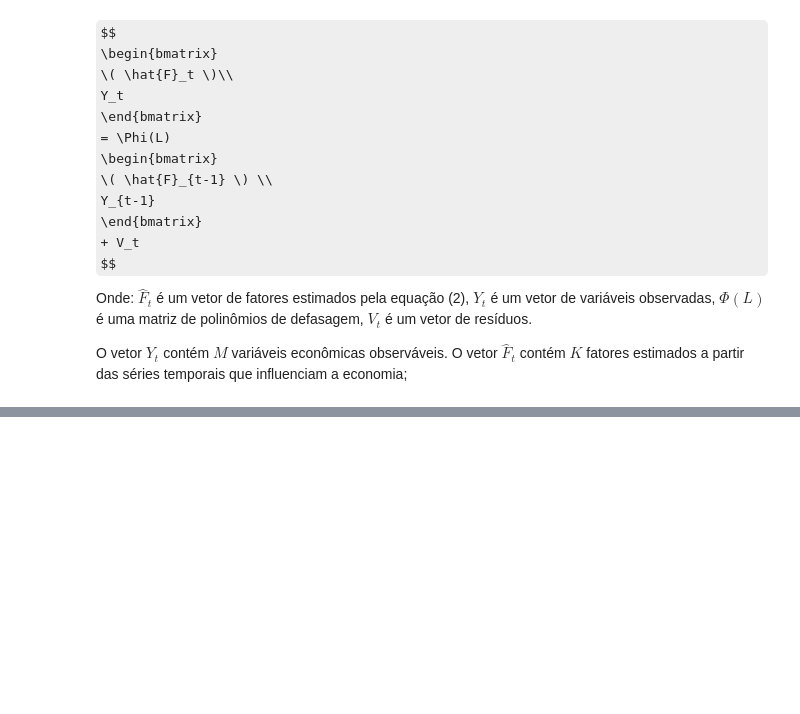
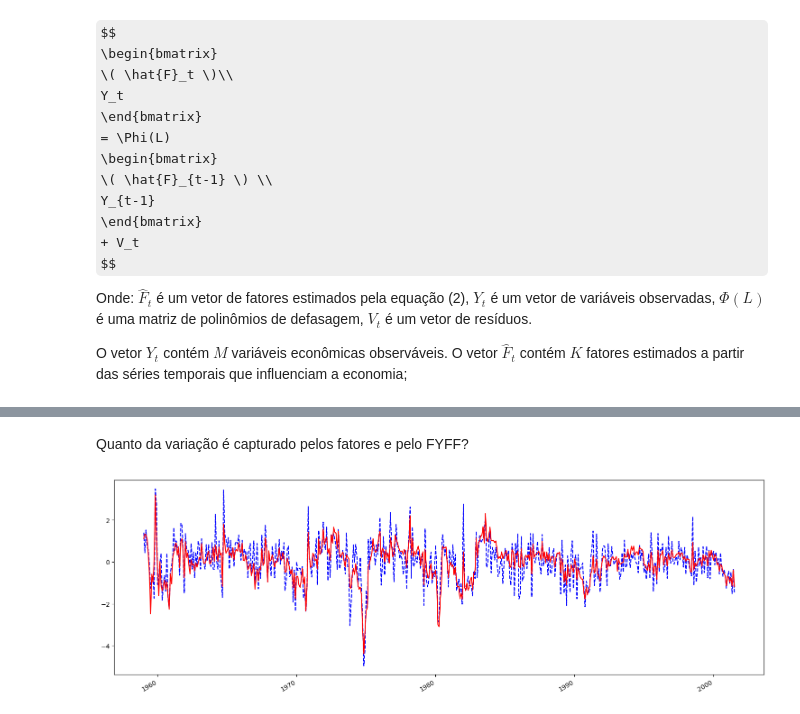
Before and after one commit to rehpires/FAVAR-ReplicationBBE, a Jupyter notebook: FAVAR.ipynb, the cells around one changed output, grey strips where cells are left out. Saved outputs shown, nothing was run; the diff lists cells and outputs as text; code cells hidden in the pictures; some formulas as TeX source; blank space fills up the shorter version.

```diff
--- a/FAVAR.ipynb
+++ b/FAVAR.ipynb
@@ -130,6 +131,13 @@ F_hat = Factor[["PC1", "PC2", "PC3","FYFF"]].values
 loadings = pd.DataFrame(np.linalg.lstsq(F_hat, data_s, rcond=None)[0])
 loadings.columns = df.columns
 loadings.index = ["PC1", "PC2", "PC3","FYFF"]
+# %%
+reg_loadings = np.linalg.lstsq(F_hat, data_s, rcond=None)
+
+# get fitted values
+fitted_values = np.dot(F_hat, reg_loadings[0])
+fitted_values = pd.DataFrame(fitted_values)
+fitted_values.columns = data_s.columns
 # %% [markdown]
 Inclusão dos Fatores no VAR:
 Uma vez estimados, esses fatores são incluídos como variáveis adicionais no modelo VAR,
@@ -284,0 +286,20 @@ fig.savefig('IRF_FAVAR.png', dpi=600)
+# %% [markdown]
+Quanto da variação é capturado pelos fatores e pelo FYFF?
+# %%
+data_s.index = pd.to_datetime(data_s.index, format='%m/%Y')
+
+var = "IPP"
+fig, ax = plt.subplots(figsize=(15, 5))
+ax.plot(data_s.index, data_s[var], label=var, color='blue', linestyle='dashed')
+ax.plot(data_s.index, fitted_values[var], label=var, color='red',linestyle='solid')
+
+plt.xticks(rotation=45)
+
+ax.xaxis.set_major_locator(mdates.YearLocator(10))
+ax.xaxis.set_major_formatter(mdates.DateFormatter('%Y'))
+fig.autofmt_xdate()
+
+plt.tight_layout()
+plt.show()
+# %% [output]
+[figure, added]
```
Also changed, not shown: parts of 12 cells of this notebook.
